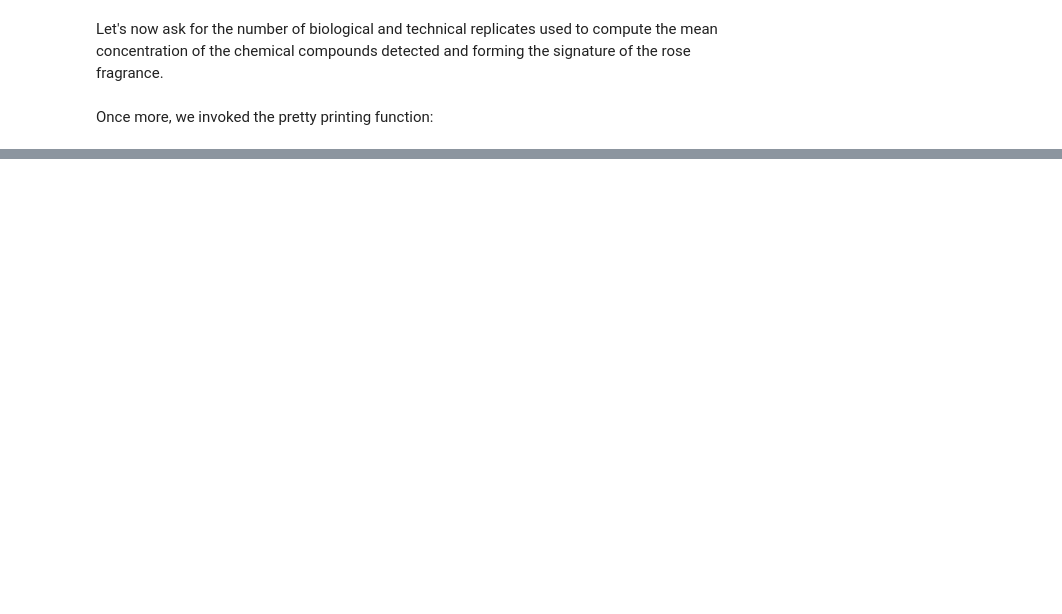
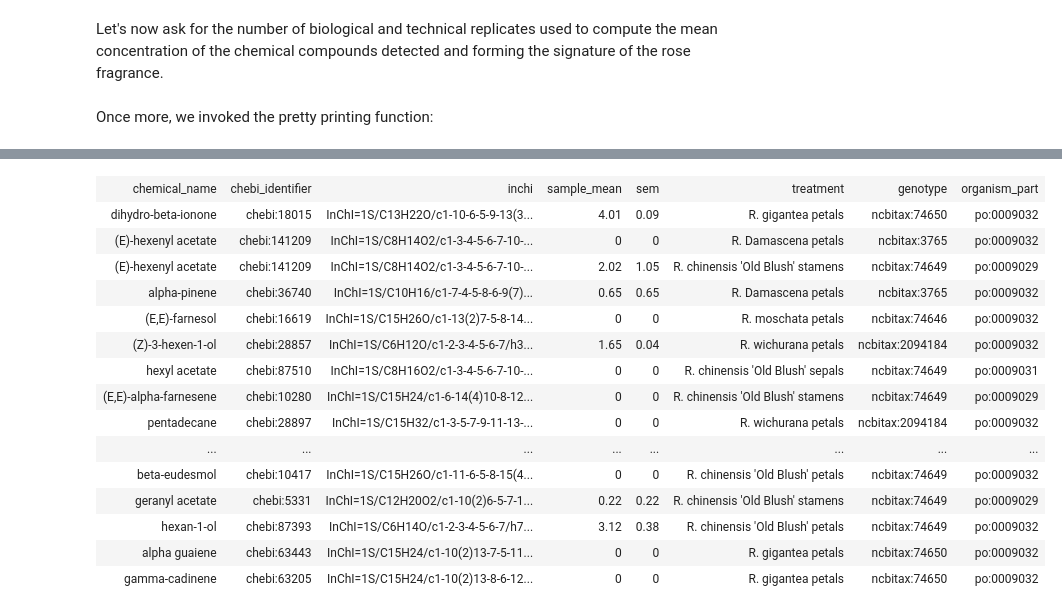
Before and after one commit to proccaserra/rose2018ng-notebook, a Jupyter notebook: rose-rdf.ipynb, the cells around one changed output, grey strips where cells are left out. Drawn from its saved outputs; the diff is of its cells as text; code cells hidden in the pictures; blank space fills up the shorter version.

```diff
--- a/rose-rdf.ipynb
+++ b/rose-rdf.ipynb
@@ -93,0 +164,50 @@ queryResultToHTMLTable(get_replication_info)
+# %%
+get_all_data = g.query("""
+prefix rdfs: <http://www.w3.org/2000/01/rdf-schema#>
+prefix chmo:   <http://purl.obolibrary.org/obo/CHMO_>
+prefix msio:   <http://purl.obolibrary.org/obo/MSIO_>
+prefix stato: <http://purl.obolibrary.org/obo/STATO_>
+prefix obi: <http://purl.obolibrary.org/obo/OBI_>
+prefix ro: <http://purl.obolibrary.org/obo/RO_>
+prefix po: <http://purl.obolibrary.org/obo/PO_>
+
+SELECT DISTINCT  ?chemical_name ?chebi_identifier  ?inchi ?sample_mean ?sem ?treatment ?genotype ?organism_part
+WHERE {
+    ?pop_mean a stato:0000402 ;
+        ro:is_about ?chebi_identifier ;
+        stato:computed_over ?population ;
+        ro:has_value ?sample_mean .
+    ?chem a ?chebi_identifier ;
+        rdfs:label ?chemical_name ;
+        ro:is_denoted_by ?inchi .
+    ?semv a stato:0000037 ;
+        ro:denotes ?pop_mean ;
+        ro:has_value ?sem.
+    ?population a stato:0000193 ;
+        rdfs:label ?treatment .
+    ?sub_conc a stato:0000072 ;
+        ro:derives_from ?genotype ;
+        ro:located_in ?organism_part;
+        ro:measured_in ?population .
+
+}
+""")
+# %%
+queryResultToHTMLTable(get_all_data)
+# %% [output]
+| chemical_name | chebi_identifier | inchi | sample_mean | sem | treatment | genotype | organism_part |
+| dihydro-beta-ionone | chebi:18015 | InChI=1S/C13H22O/c1-10-6-5-9-13(3... | 4.01 | 0.09 | R. gigantea petals | ncbitax:74650 | po:0009032 |
+| (E)-hexenyl acetate | chebi:141209 | InChI=1S/C8H14O2/c1-3-4-5-6-7-10-... | 0 | 0 | R. Damascena petals | ncbitax:3765 | po:0009032 |
+| (E)-hexenyl acetate | chebi:141209 | InChI=1S/C8H14O2/c1-3-4-5-6-7-10-... | 2.02 | 1.05 | R. chinensis 'Old Blush' stamens | ncbitax:74649 | po:0009029 |
+| alpha-pinene | chebi:36740 | InChI=1S/C10H16/c1-7-4-5-8-6-9(7)... | 0.65 | 0.65 | R. Damascena petals | ncbitax:3765 | po:0009032 |
+| (E,E)-farnesol | chebi:16619 | InChI=1S/C15H26O/c1-13(2)7-5-8-14... | 0 | 0 | R. moschata petals | ncbitax:74646 | po:0009032 |
+| (Z)-3-hexen-1-ol | chebi:28857 | InChI=1S/C6H12O/c1-2-3-4-5-6-7/h3... | 1.65 | 0.04 | R. wichurana petals | ncbitax:2094184 | po:0009032 |
+| hexyl acetate | chebi:87510 | InChI=1S/C8H16O2/c1-3-4-5-6-7-10-... | 0 | 0 | R. chinensis 'Old Blush' sepals | ncbitax:74649 | po:0009031 |
+| (E,E)-alpha-farnesene | chebi:10280 | InChI=1S/C15H24/c1-6-14(4)10-8-12... | 0 | 0 | R. chinensis 'Old Blush' stamens | ncbitax:74649 | po:0009029 |
+| pentadecane | chebi:28897 | InChI=1S/C15H32/c1-3-5-7-9-11-13-... | 0 | 0 | R. wichurana petals | ncbitax:2094184 | po:0009032 |
+| ... | ... | ... | ... | ... | ... | ... | ... |
+| beta-eudesmol | chebi:10417 | InChI=1S/C15H26O/c1-11-6-5-8-15(4... | 0 | 0 | R. chinensis 'Old Blush' petals | ncbitax:74649 | po:0009032 |
+| geranyl acetate | chebi:5331 | InChI=1S/C12H20O2/c1-10(2)6-5-7-1... | 0.22 | 0.22 | R. chinensis 'Old Blush' stamens | ncbitax:74649 | po:0009029 |
+| hexan-1-ol | chebi:87393 | InChI=1S/C6H14O/c1-2-3-4-5-6-7/h7... | 3.12 | 0.38 | R. chinensis 'Old Blush' petals | ncbitax:74649 | po:0009032 |
+| alpha guaiene | chebi:63443 | InChI=1S/C15H24/c1-10(2)13-7-5-11... | 0 | 0 | R. gigantea petals | ncbitax:74650 | po:0009032 |
+| gamma-cadinene | chebi:63205 | InChI=1S/C15H24/c1-10(2)13-8-6-12... | 0 | 0 | R. gigantea petals | ncbitax:74650 | po:0009032 |
```
Also changed, not shown: parts of 9 cells of this notebook, 6 other files.
